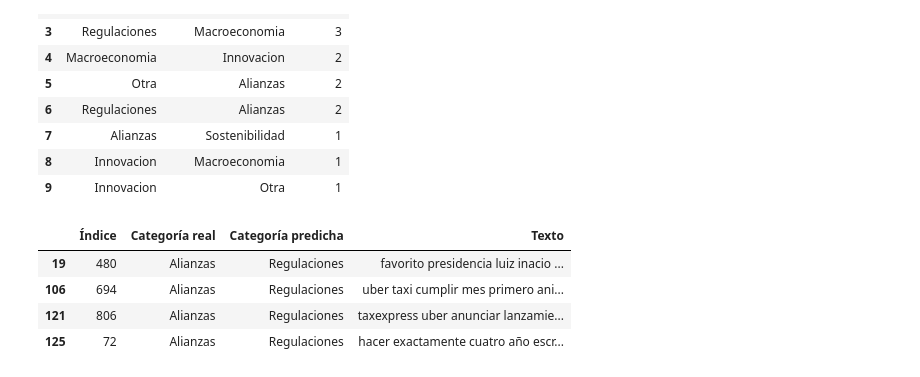
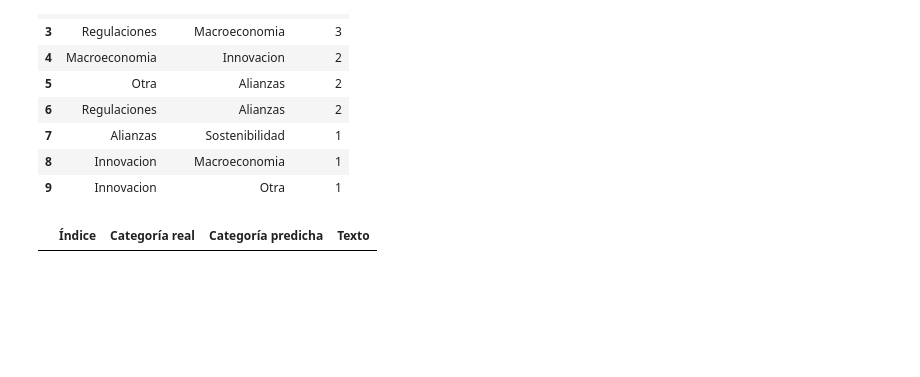
Before and after one commit to Cynthiss/NLP, a Jupyter notebook: Lab_4/Lab_4.ipynb, the cells around one changed output. Cells and saved outputs as stored; diff of their text form; code cells hidden in the pictures; blank space fills up the shorter version.

Commit message:
Update Lab_4.ipynb
Prueba de otra mal clasificacion

```diff
--- a/Lab_4/Lab_4.ipynb
+++ b/Lab_4/Lab_4.ipynb
@@ -4047,36 +4047,32 @@ df_confusiones_log.head(10)
 
 # 5.2 Documentos mal clasificados
 # Alianzas -> Regulaciones
 
 
 # Crear DataFrame con los resultados de validación
 df_errores_log = pd.DataFrame({
     "Texto": X_val,
     "Categoría real": y_val,
     "Categoría predicha": y_val_pred_log_bow
 }).reset_index()
 
 df_errores_log = df_errores_log.rename(
     columns={"index": "Índice"}
 )
 
 # Filtrar la confusión más frecuente
 errores_alianzas_regulaciones = df_errores_log[
-    (df_errores_log["Categoría real"] == "Alianzas") &
-    (df_errores_log["Categoría predicha"] == "Regulaciones")
+    (df_errores_log["Categoría real"] == "Otra") &
+    (df_errores_log["Categoría predicha"] == "Innovacion")
 ]
 
 errores_alianzas_regulaciones[
     [
         "Índice",
         "Categoría real",
         "Categoría predicha",
         "Texto"
     ]
 ]
 # %% [output]
 |  | Índice | Categoría real | Categoría predicha | Texto |
-| 19 | 480 | Alianzas | Regulaciones | favorito presidencia luiz inacio ... |
-| 106 | 694 | Alianzas | Regulaciones | uber taxi cumplir mes primero ani... |
-| 121 | 806 | Alianzas | Regulaciones | taxexpress uber anunciar lanzamie... |
-| 125 | 72 | Alianzas | Regulaciones | hacer exactamente cuatro año escr... |
```
